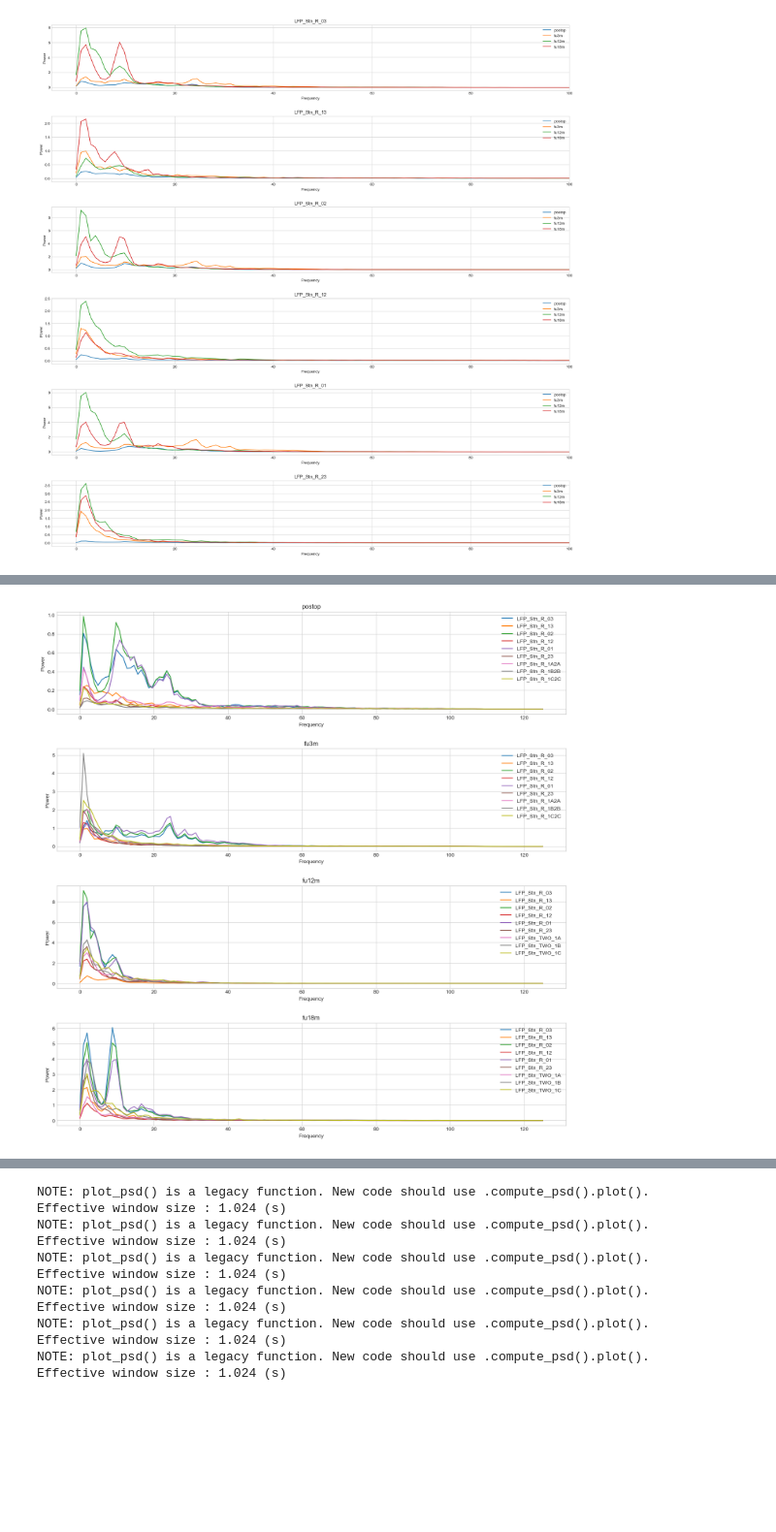
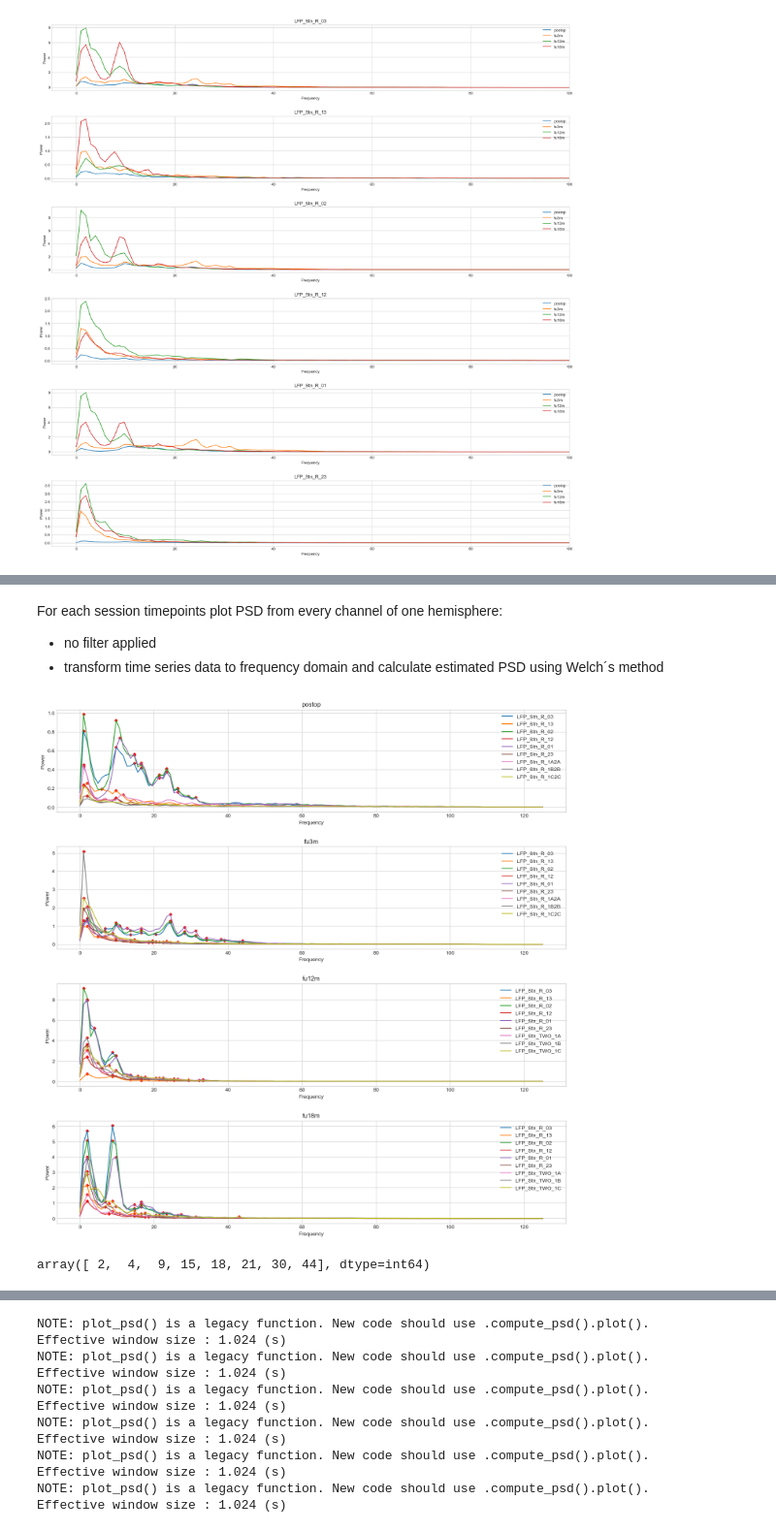
Before and after one commit to jgvhabets/PyPerceive, a Jupyter notebook: code/notebooks/percept_tf_analysis.ipynb, the cells around one changed output, grey strips where cells are left out. Shown at 97% size. Drawn from its saved outputs; the diff is of its cells as text; code cells hidden in the pictures; blank space fills up the shorter version.

```diff
--- a/code/notebooks/percept_tf_analysis.ipynb
+++ b/code/notebooks/percept_tf_analysis.ipynb
@@ -542,12 +549,12 @@ AttributeError: 'numpy.ndarray' object has no attribute 'legend'
 # %%
 
 time_points = ['postop', 'fu3m', 'fu12m', 'fu18m']
-task_contact = ['RestBSSuRingR', 'RestBSSuSegmInterR']
+task_contact = ['RestBSSuRingR', 'RestBSSuSegmInterR', 'RestBSSuSegmIntraR']
+data = data = sub024.survey.fu3m.m0s0.rest.data
 
 # create grid for plots:
 # fig = plt.figure() -> figure is an instance of a single container containing all objects representing axes, graphics, text and labels
 # axes = plt.axes() -> axes is a box which will contain the plot
-
 
 fig, axes = plt.subplots(len(data[task_contact[0]].ch_names), 1, figsize=(20, 20)) # rows as many as channels, 1 column
 fig.tight_layout(pad=5.0)
@@ -594,7 +659,11 @@ plt.show()
+# %% [markdown]
+For each session timepoints plot PSD from every channel of one hemisphere:
+- no filter applied
+- transform time series data to frequency domain and calculate estimated PSD using Welch´s method
 # %%
 time_points = ['postop', 'fu3m', 'fu12m', 'fu18m']
 tasks_right = ['RestBSSuRingR', 'RestBSSuSegmInterR']
-tasks_left = ['RestBSSuRingL', 'RestBSSuSegmIntraL', 'RestBSSuSegmInterL']
+tasks_left = ['RestBSSuRingL', 'RestBSSuSegmInterL']
 
 # add KeyError exception if task doesn´t exist in loaded data
 
@@ -606,35 +675,44 @@ for t, tp in enumerate(time_points):
 
     for tk, task in enumerate(tasks_right):
 
         # apply loop over channels
         temp_data = getattr(sub024.survey, tp) # gets attribute e.g. of tp "postop" from modality_class with modality set to survey
         temp_data = temp_data.m0s0.rest.data[tasks_right[tk]] # gets the mne loaded data from the perceive .mat BSSu, m0s0 file with task "RestBSSuRingR"
 
         # sample frequency: 250 Hz
         fs = temp_data.info['sfreq']
 
         # the title of each plot is set to the timepoint e.g. "postop"
         axes[t].set_title(tp)
 
-
+        # create signal per channel with Welch´s method and plot
         for i, ch in enumerate(temp_data.info.ch_names):
 
-            # .get_data() gets time series data as an array, [i, :] only gets the row with index i, e.g. index=0 gives time series data of 1st channel "LFP_Stn_R_03"
+            # transform time series data into power spectral density using Welch
+            # .get_data() gets time series data as an array, [i, :] only gets the row with index i
             f, px = signal.welch(temp_data.get_data()[i, :], fs)  # Returns: f=array of sample frequencies, px= psd or power spectrum of x (amplitude)
+            # density unit: V**2/Hz
+
+            # find peaks: peaks is a tuple -> peaks[0] = index of frequency?, peaks[1] = dictionary with keys("peaks_height")
+            peaks = signal.find_peaks(px, height=0.1) # height: peaks only above 0.1 will be recognized
+            peaks_height = peaks[1]["peak_heights"] # arraw of y-value of peaks = power
+            peaks_pos = f[peaks[0]] # array of indeces on x-axis of peaks = frequency
 
             # .plot() method for creating the plot, axes[0] refers to the first plot, the plot is set on the appropriate object axes[t]
             axes[t].plot(f, px, label=ch)  # or np.log10(px)
+            axes[t].scatter(peaks_pos, peaks_height, color='r', s=15, marker='D')
 
 
             # calculate and plot power spectrum per channel in same plot of timepoint
 
 for ax in axes:
     ax.legend() # shows legend for each axes[t]
     ax.set(xlabel="Frequency", ylabel="Power")
     # ax.set(xlim=(10, 40), ylim=(-10, 4), xlabel="Frequency", ylabel="log10 Power")
-    # ax.axis([10, 40, -10, 4]) # [xmin, xmax, ymin, ymax]
-
 
 plt.show() # always needed to visualize the plot, in a .py file, use plt.show() only once and at the very end of the file -> it will plot all figures of the script
+
+peaks[0]
 # %% [output]
-[figure, old version]
+[figure, new version]
+array([ 2,  4,  9, 15, 18, 21, 30, 44], dtype=int64)
```
Also changed, not shown: parts of 16 cells of this notebook, 4 other files.
